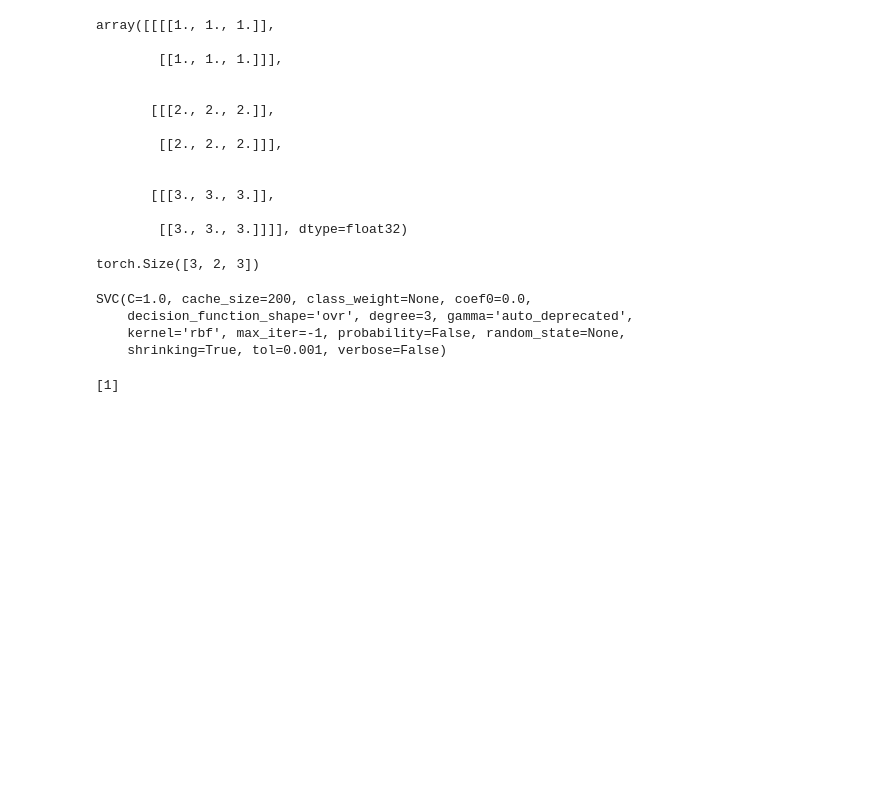
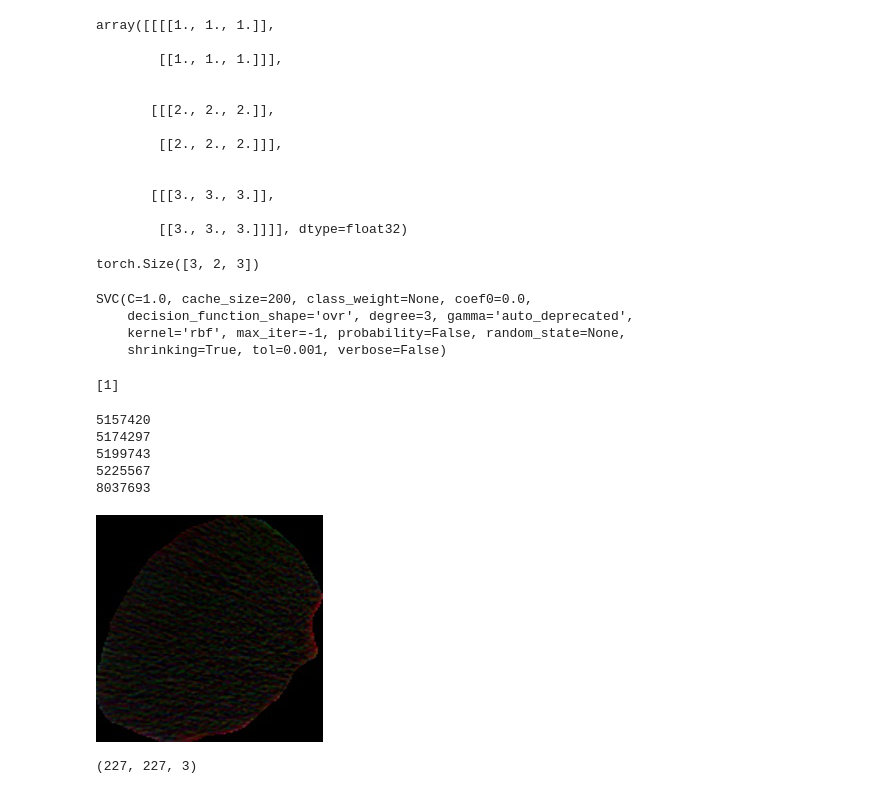
Before and after one commit to RishengDeng/mvi, a Jupyter notebook: dataprocess.ipynb, the cells around one changed output. Saved outputs shown, nothing was run; the diff lists cells and outputs as text; code cells hidden in the pictures; blank space fills up the shorter version.

```diff
--- a/dataprocess.ipynb
+++ b/dataprocess.ipynb
@@ -1667,0 +1672,12 @@ print(clf.predict([[-0.8, -1, 0.1]]))
+# %%
+list1 = os.listdir(path1)
+list2 = os.listdir(path2)
+for item in list2:
+    if item not in list1:
+        print(item)
+# %% [output]
+5157420
+5174297
+5199743
+5225567
+8037693
@@ -1667,0 +1686,8 @@ print(clf.predict([[-0.8, -1, 0.1]]))
+# %%
+path = '/media/drs/extra/Datasets/4class_liver/train/40_0.jpg'
+# %%
+image = Image.open(path).convert('RGB')
+# %%
+image
+# %% [output]
+[figure, added]
@@ -1667,0 +1696,4 @@ print(clf.predict([[-0.8, -1, 0.1]]))
+# %%
+image_array.shape
+# %% [output]
+(227, 227, 3)
```
Also changed, not shown: parts of 12 cells of this notebook, 12 other files.
